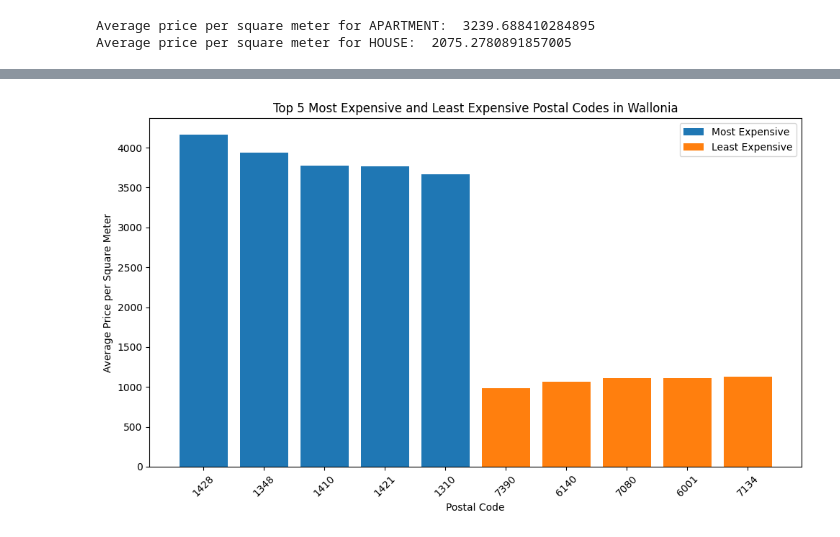
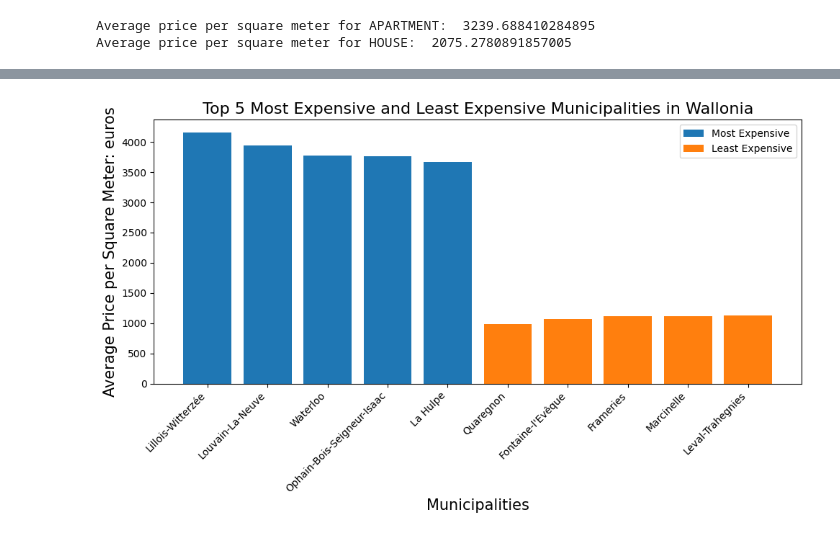
Before and after one commit to ChristosRaptis/challenge-data-analysis, a Jupyter notebook: data-analysis_complete_Yuliia.ipynb, the cells around one changed output, grey strips where cells are left out. Cells and saved outputs as stored; diff of their text form; code cells hidden in the pictures.

Commit message:
replaced postal_code values with municipalities names

```diff
--- a/data-analysis_complete_Yuliia.ipynb
+++ b/data-analysis_complete_Yuliia.ipynb
@@ -1562,28 +1573,30 @@ plt.show()
 # %%
 #Calculate price per square meter
 immo_dataset['price_per_sqm'] = immo_dataset['price'] / immo_dataset['habitable_surface']
 
 #Filter the dataset for the Flanders region
 wallonia_dataset = immo_dataset[immo_dataset['region'] == 'Wallonie']
 
 #Group by postal code and calculate the average price per square meter
 postal_code_stats = wallonia_dataset.groupby('postal_code')['price_per_sqm'].mean()
 
 #Sort the postal codes based on the average price per square meter in descending order
 top_5_expensive_postal_codes = postal_code_stats.nlargest(5)
 top_5_least_expensive_postal_codes = postal_code_stats.nsmallest(5)
 
 #Plotting the top 5 most expensive and least expensive postal codes in Flanders
 plt.figure(figsize=(10, 6))
 plt.bar(top_5_expensive_postal_codes.index, top_5_expensive_postal_codes.values, label='Most Expensive')
 plt.bar(top_5_least_expensive_postal_codes.index, top_5_least_expensive_postal_codes.values, label='Least Expensive')
-plt.xlabel('Postal Code')
-plt.ylabel('Average Price per Square Meter')
-plt.title('Top 5 Most Expensive and Least Expensive Postal Codes in Wallonia')
+plt.xlabel('Municipalities', fontsize=15)
+plt.ylabel('Average Price per Square Meter: euros', fontsize=15)
+plt.title('Top 5 Most Expensive and Least Expensive Municipalities in Wallonia', fontsize=16)
 plt.legend()
-plt.xticks(rotation=45)
+plt.xticks(rotation=45, ha="right")
+plt.xticks(ticks=[0, 1, 2, 3, 4, 5, 6, 7, 8, 9], labels=['Lillois-Witterzée', 'Louvain-La-Neuve', 'Waterloo', 'Ophain-Bois-Seigneur-Isaac', 'La Hulpe',
+                  'Quaregnon', "Fontaine-l'Evêque", 'Frameries', 'Marcinelle', 'Leval-Trahegnies'])
 plt.tight_layout()
 plt.savefig('top_5_price_per_sqm.jpg')  # Save the image as JPEG
 plt.show()
 # %% [output]
-[figure, old version]
+[figure, new version]
```
Also changed, not shown: parts of 9 cells of this notebook.
